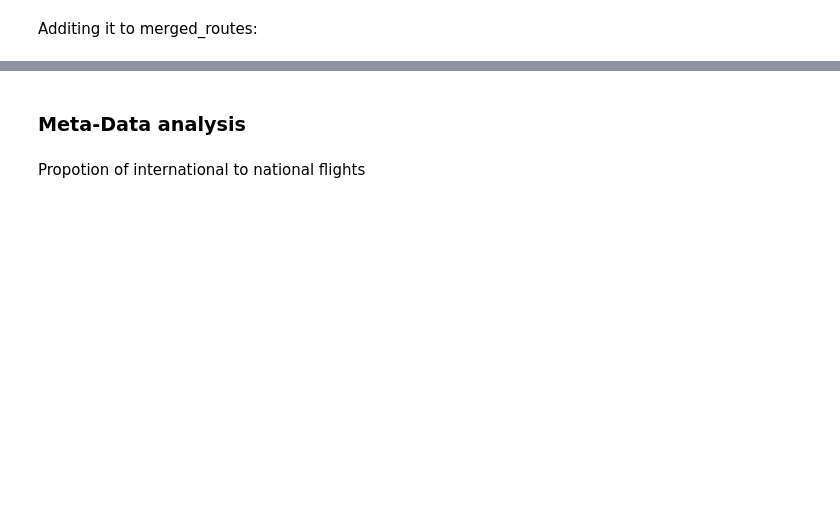
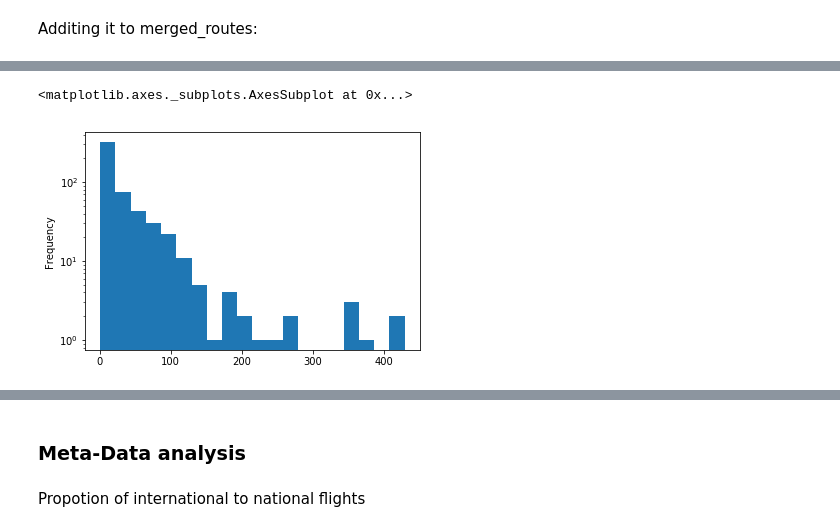
Before and after one commit to rusucosmin/ntp, a Jupyter notebook: Airline Analysis.ipynb, the cells around one changed output, grey strips where cells are left out. Drawn from its saved outputs; the diff is of its cells as text; code cells hidden in the pictures; blank space fills up the shorter version.

```diff
--- a/Airline Analysis.ipynb
+++ b/Airline Analysis.ipynb
@@ -126,3 +144,5 @@ geolocator = Nominatim(timeout=3)
+# %%
+geolocator = Nominatim(timeout=3, user_agent="my-application")
 # %%
 def get_info(address):
     try:
@@ -255,5 +273,3 @@ to_find
-# %%
-airports = airports[~airports.IATA.isin(to_find)]
 # %% [markdown]
 ### Merging Routes with Airlines:
 # %% [markdown]
@@ -269,7 +288,7 @@ Airport_to_country = airports.set_index('IATA').Country.to_dict()
 # %%
 def get_international(x):
     try:
-        if Airport_to_country[x.SourceAirport] == Airport_to_country[x.DestinationAirport]:
+        if Airport_to_country[x.SourceAirport] != Airport_to_country[x.DestinationAirport]:
             return 1
         else:
             return 0
@@ -348,0 +415,4 @@ merged_routes.Name.value_counts().describe()
+# %%
+airport_count = merged_routes.groupby('Name').apply(
+    lambda x: x.SourceAirport.drop_duplicates().count()).sort_values(ascending=False)
+airport_count.head(10)
@@ -348,0 +432,5 @@ merged_routes.Name.value_counts().describe()
+# %%
+airport_count.plot(kind='hist', log=True, bins=20)
+# %% [output]
+<matplotlib.axes._subplots.AxesSubplot at 0x...>
+[figure, added]
```
Also changed, not shown: parts of 218 cells of this notebook, 1 other file.
